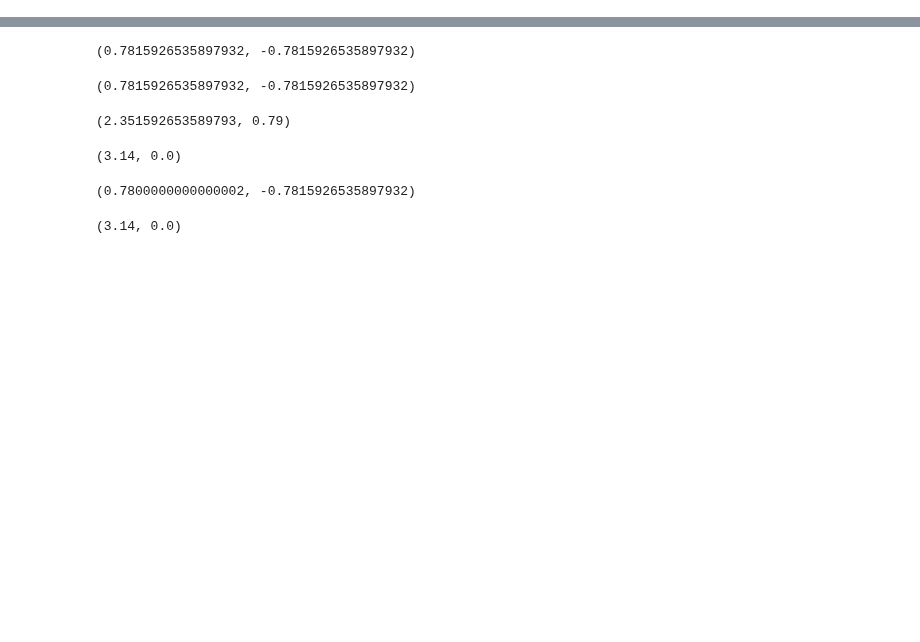
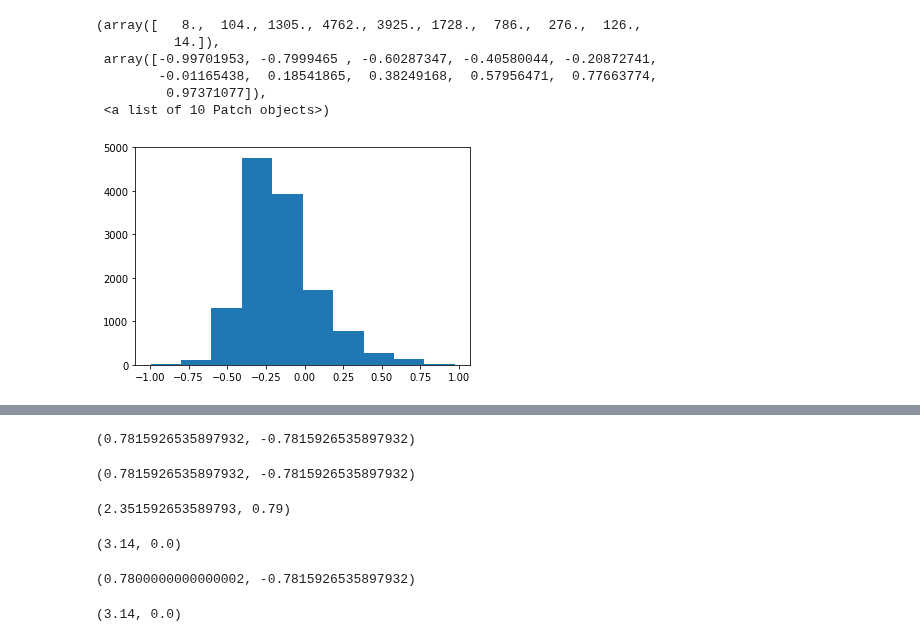
Before and after one commit to marmohamed/Multi-Modal-Fusion-For-3d-Object-Detection, a Jupyter notebook: src/Notebooks/test_correctness.ipynb, the cells around one changed output, grey strips where cells are left out. Cells and saved outputs as stored; diff of their text form; code cells hidden in the pictures; blank space fills up the shorter version.

```diff
--- a/src/Notebooks/test_correctness.ipynb
+++ b/src/Notebooks/test_correctness.ipynb
@@ -115,12 +115,12 @@ list_files = list(map(lambda x: x.split('.')[0], os.listdir(base_path+'/data_obj
 # random.seed(0)
 # random.shuffle(list_files)
 if True:
-    file_name = '/trainsplit.txt'
+    file_name = '/train.txt'
 else:
-    file_name = '/valsplit.txt'
+    file_name = '/val.txt'
 with open(base_path + file_name, 'r') as f:
             list_file_nums = f.readlines()
-list_files = ['0'*(6-len(l.strip())) + l.strip() for l in list_file_nums]
+list_files = [ l.strip() for l in list_file_nums]
 
 
 
@@ -171,14 +171,14 @@ def get_target3(labels, directions, anchors=np.array([3.9, 1.6, 1.5]),
         label_i = np.append(label_i, [0])
         label_i[6:8] = [math.sin(ang), math.cos(ang)]
 
-        anchor = np.array([x, y, 1., anchors[0], anchors[1], anchors[2]])
-        label_i[:2] = (label_i[:2] - anchor[:2])
-        label_i[3:6] = np.log(label_i[3:6])
+        anchor = np.array([x+0.5, y+0.5, .5, anchors[0], anchors[1], anchors[2]])
+        label_i[:3] = (label_i[:3] - anchor[:3])
+#         label_i[3:6] = np.log(label_i[3:6])
 
-        mins = np.array([-0.5, -0.5, 0, 0.7, 0.1, 0.1, -1.1, -1.1])
-        maxs = np.array([0.5, 0.5, 1, 1.9, 0.75, 0.91, 1.1, 1.1])
+#         mins = np.array([-0.5, -0.5, 0, 0.8, 0.3, 0.13, -1.1, -1.1])
+#         maxs = np.array([0.5, 0.5, 1, 2.6, 1.4, 0.82, 1.1, 1.1])
 
-        label_i = ((label_i - mins) / (maxs-mins)) * 2 - 1
+#         label_i[3:6] = ((label_i[3:6] - mins[3:6]) / (maxs[3:6]-mins[3:6])) * 2 - 1
 
         new_labels.append(label_i)
 
@@ -239,0 +242,10 @@ i =  7 , min =  -0.9090909090909091 , max =  0.909090909090909
+# %%
+plt.hist(new_labels[:, 5])
+# %% [output]
+(array([   8.,  104., 1305., 4762., 3925., 1728.,  786.,  276.,  126.,
+          14.]),
+ array([-0.99701953, -0.7999465 , -0.60287347, -0.40580044, -0.20872741,
+        -0.01165438,  0.18541865,  0.38249168,  0.57956471,  0.77663774,
+         0.97371077]),
+ <a list of 10 Patch objects>)
+[figure, added]
```
Also changed, not shown: parts of 8 cells of this notebook, 11 other files.
